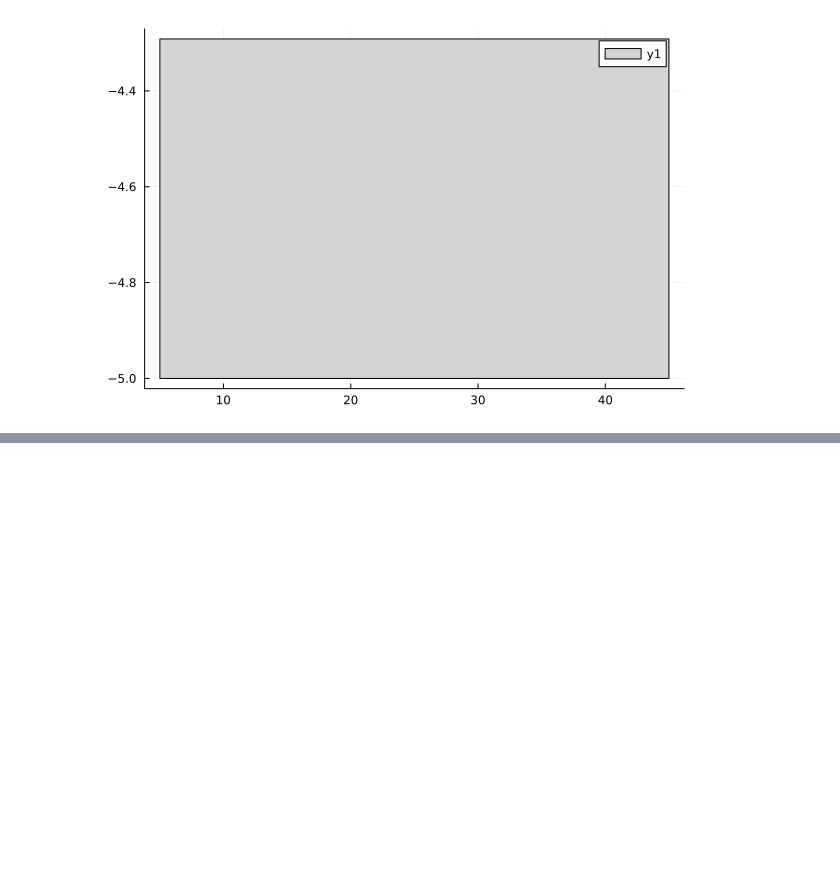
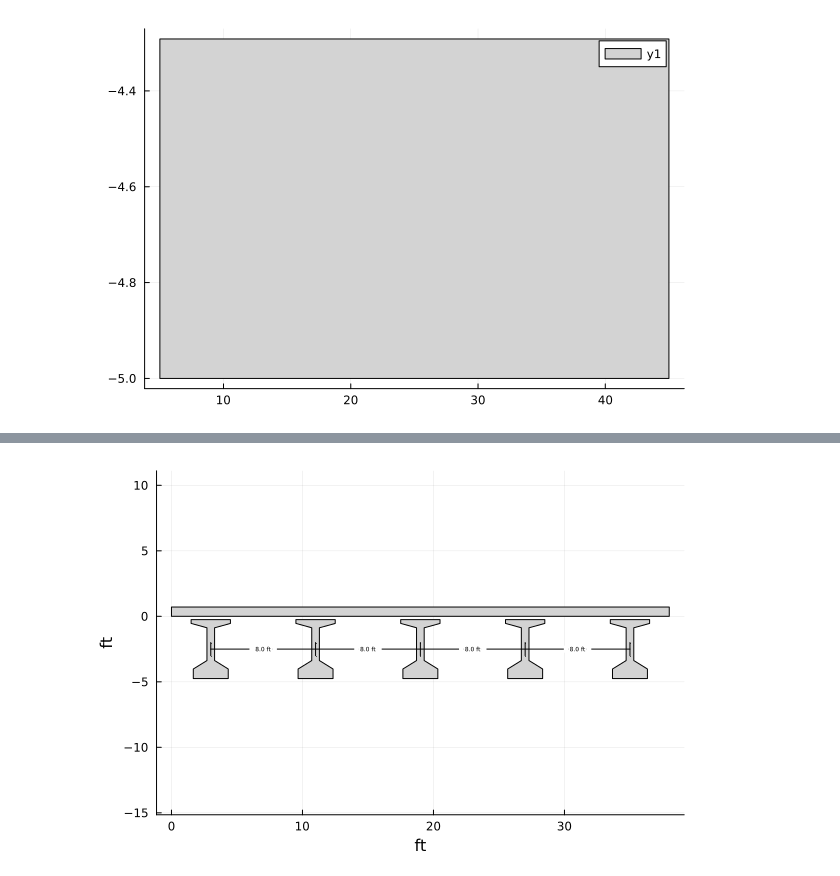
Before and after one commit to co1emi11er2/BentTool.jl, a Jupyter notebook: src/test.ipynb, the cells around one changed output, grey strips where cells are left out. Saved outputs shown, nothing was run; the diff lists cells and outputs as text; code cells hidden in the pictures; blank space fills up the shorter version.

```diff
--- a/src/test.ipynb
+++ b/src/test.ipynb
@@ -77,0 +130,6 @@ plot(shapes)
+# %%
+import BentTool: middle, find_midpoints, find_spacing
+x, y = BentTool.points(bk.girder_info)
+plot_h_dimensions!(x, y, error=0.5)
+# %% [output]
+[figure, added]
```
Also changed, not shown: parts of 8 cells of this notebook, 5 other files.
